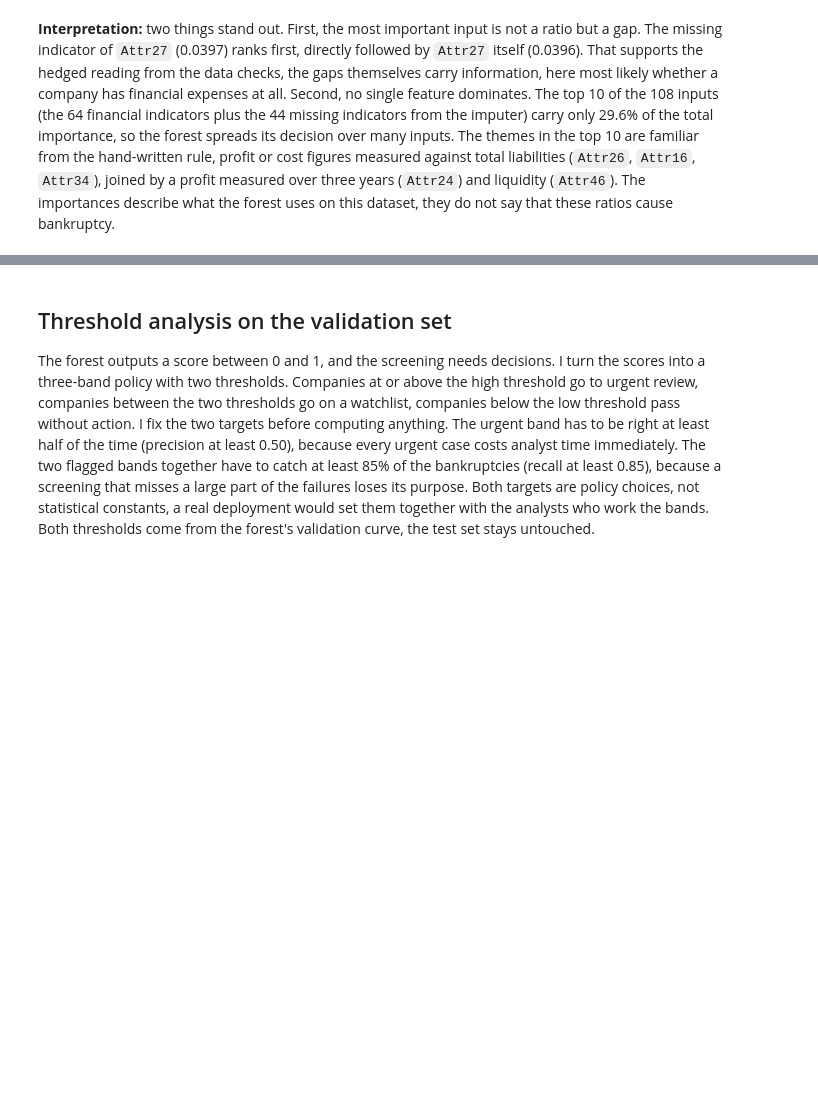
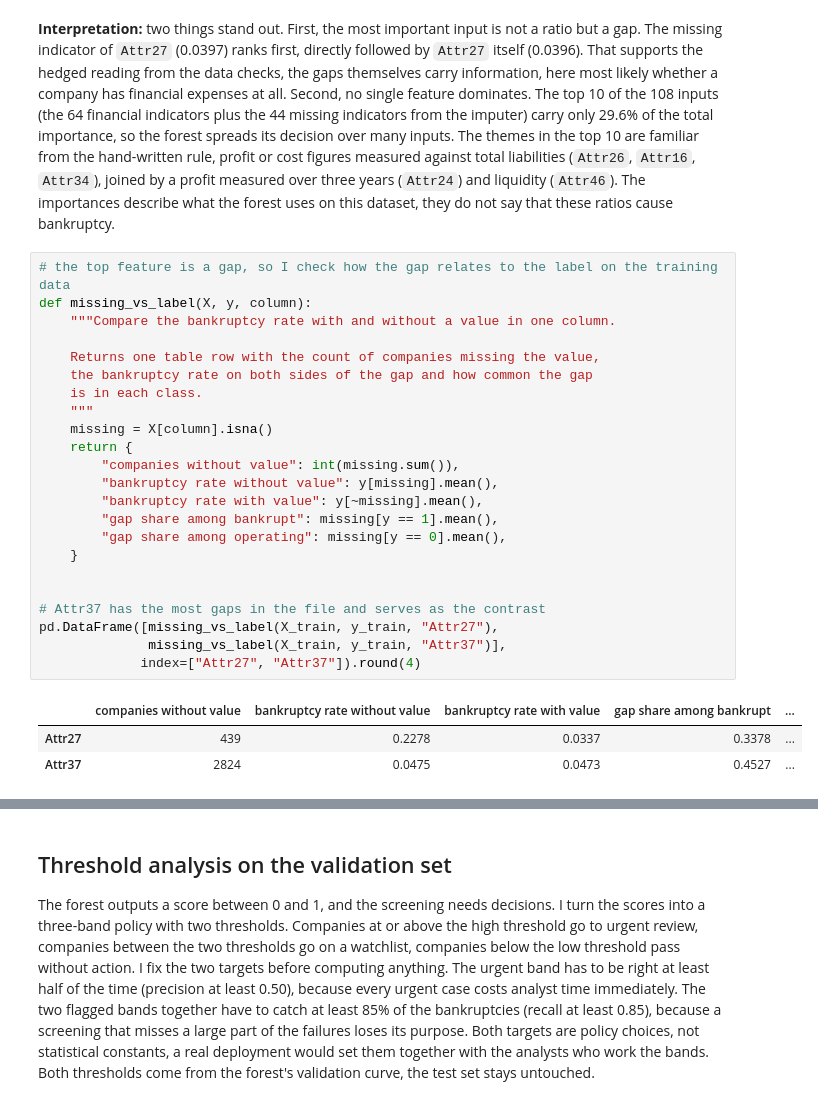
Before and after one commit to mauroreverberi/machine-learning-foundations, a Jupyter notebook: modeling.ipynb, the cells around one changed output, grey strips where cells are left out. Drawn from its saved outputs; the diff is of its cells as text; blank space fills up the shorter version.

```diff
--- a/modeling.ipynb
+++ b/modeling.ipynb
@@ -579,3 +581,30 @@ plt.show()
 [figure]
 # %% [markdown]
 **Interpretation:** two things stand out. First, the most important input is not a ratio but a gap. The missing indicator of `Attr27` (0.0397) ranks first, directly followed by `Attr27` itself (0.0396). That supports the hedged reading from the data checks, the gaps themselves carry information, here most likely whether a company has financial expenses at all. Second, no single feature dominates. The top 10 of the 108 inputs (the 64 financial indicators plus the 44 missing indicators from the imputer) carry only 29.6% of the total importance, so the forest spreads its decision over many inputs. The themes in the top 10 are familiar from the hand-written rule, profit or cost figures measured against total liabilities (`Attr26`, `Attr16`, `Attr34`), joined by a profit measured over three years (`Attr24`) and liquidity (`Attr46`). The importances describe what the forest uses on this dataset, they do not say that these ratios cause bankruptcy.
+# %%
+# the top feature is a gap, so I check how the gap relates to the label on the training data
+def missing_vs_label(X, y, column):
+    """Compare the bankruptcy rate with and without a value in one column.
+
+    Returns one table row with the count of companies missing the value,
+    the bankruptcy rate on both sides of the gap and how common the gap
+    is in each class.
+    """
+    missing = X[column].isna()
+    return {
+        "companies without value": int(missing.sum()),
+        "bankruptcy rate without value": y[missing].mean(),
+        "bankruptcy rate with value": y[~missing].mean(),
+        "gap share among bankrupt": missing[y == 1].mean(),
+        "gap share among operating": missing[y == 0].mean(),
+    }
+
+
+# Attr37 has the most gaps in the file and serves as the contrast
+pd.DataFrame([missing_vs_label(X_train, y_train, "Attr27"),
+              missing_vs_label(X_train, y_train, "Attr37")],
+             index=["Attr27", "Attr37"]).round(4)
+# %% [output]
+|  | companies without value | bankruptcy rate without value | bankruptcy rate with value | gap share among bankrupt | ... |
+| Attr27 | 439 | 0.2278 | 0.0337 | 0.3378 | ... |
+| Attr37 | 2824 | 0.0475 | 0.0473 | 0.4527 | ... |
```
Also changed, not shown: parts of 8 cells of this notebook, 1 other file.
